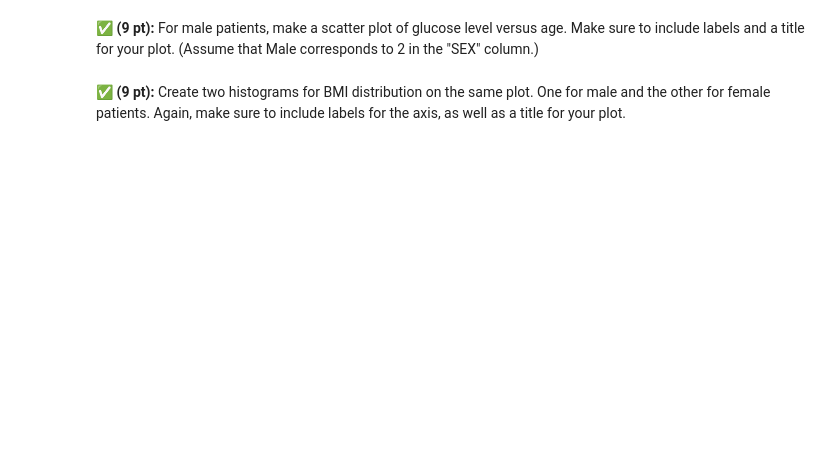
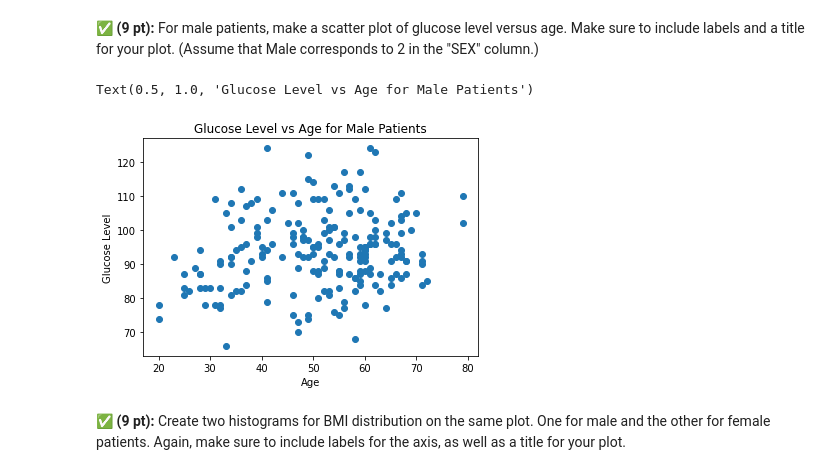
Before and after one commit to LucasReath/cmse202-s23-turnin, a Jupyter notebook: CMSE202-Midterm-Sect001_TF_Mods-LucasReath.ipynb, the cells around one changed output. Drawn from its saved outputs; the diff is of its cells as text; code cells hidden in the pictures; blank space fills up the shorter version.

```diff
--- a/CMSE202-Midterm-Sect001_TF_Mods-LucasReath.ipynb
+++ b/CMSE202-Midterm-Sect001_TF_Mods-LucasReath.ipynb
@@ -70,3 +73,7 @@ mkdir midterm
 &#9989; **(3 pt):** This file is a dataset of diabetic patients. Use pandas to import and display the data.
 # %%
 ## put your code here
+import pandas as pd
+
+df = pd.read_csv('SAS.csv')
+df
@@ -74,3 +95,5 @@ mkdir midterm
 &#9989; **(3 pt):** This dataset contains a column that we won't need. Drop the last column from this dataset.
 # %%
 ## put your code here
+df = df.drop(columns=['Y'])
+df
@@ -85,2 +128,16 @@ mkdir midterm
+# %%
+## put your code here
+import matplotlib.pyplot as plt
+
+male_df = df[df['SEX'] == 2]
+
+plt.scatter(male_df['AGE'], male_df['Glucose'])
+
+plt.xlabel('Age')
+plt.ylabel('Glucose Level')
+plt.title('Glucose Level vs Age for Male Patients')
+# %% [output]
+Text(0.5, 1.0, 'Glucose Level vs Age for Male Patients')
+[figure, added]
 # %% [markdown]
 &#9989; **(9 pt):** Create two histograms for BMI distribution on the same plot. One for male and the other for female patients. Again, make sure to include labels for the axis, as well as a title for your plot.
```
Also changed, not shown: parts of 11 cells of this notebook.
